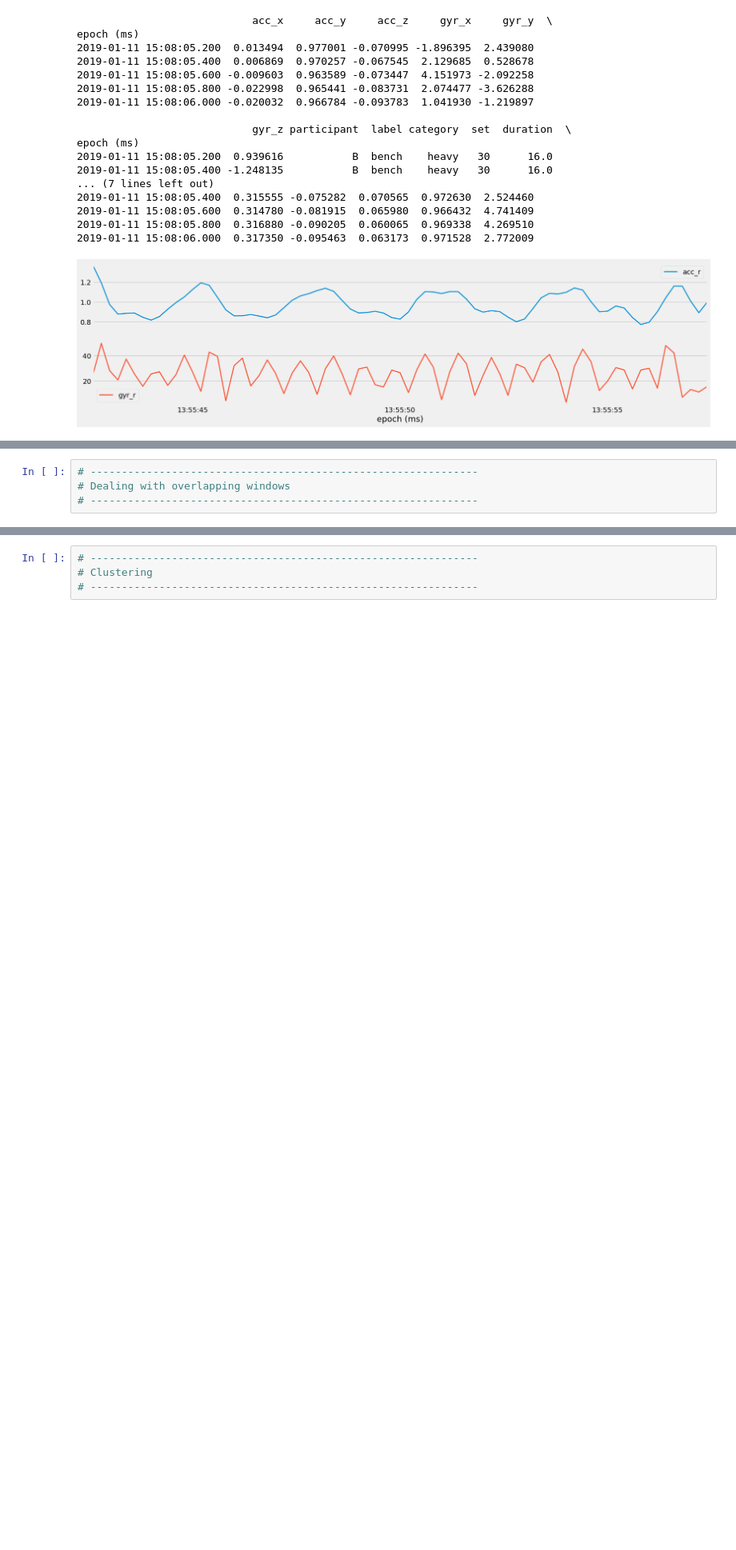
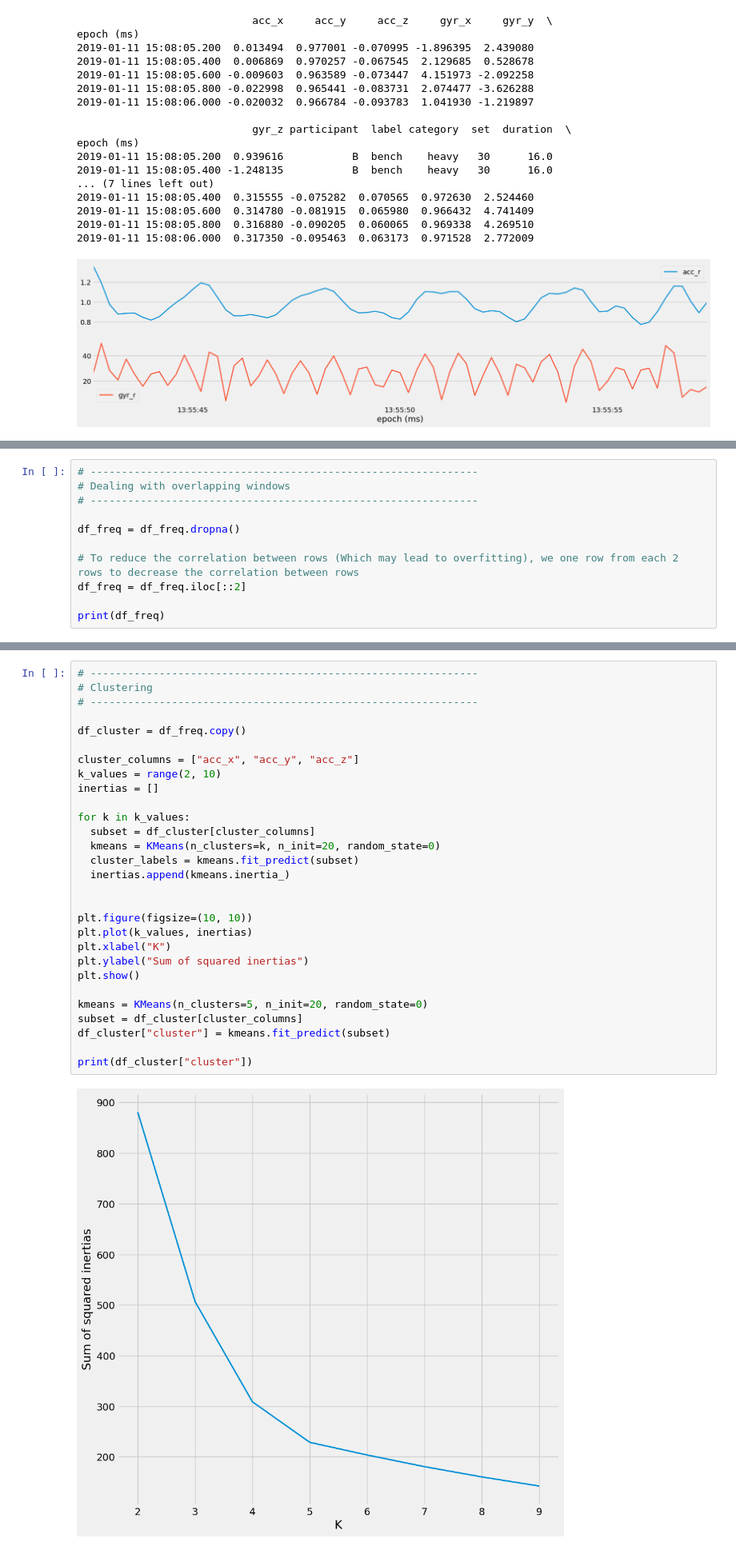
Before and after one commit to Moham3d-3ssam/Fitness-Tracker-ML-System, a Jupyter notebook: src/features/build_features.ipynb, the cells around one changed output, grey strips where cells are left out. Shown at 80% size. Drawn from its saved outputs; the diff is of its cells as text; blank space fills up the shorter version.

```diff
--- a/src/features/build_features.ipynb
+++ b/src/features/build_features.ipynb
@@ -256,3 +358,10 @@ epoch (ms)
 # --------------------------------------------------------------
 # Dealing with overlapping windows
 # --------------------------------------------------------------
+
+df_freq = df_freq.dropna()
+
+# To reduce the correlation between rows (Which may lead to overfitting), we one row from each 2 rows to decrease the correlation between rows
+df_freq = df_freq.iloc[::2]
+
+print(df_freq)
@@ -259,4 +386,31 @@ epoch (ms)
 # %%
 # --------------------------------------------------------------
 # Clustering
 # --------------------------------------------------------------
+
+df_cluster = df_freq.copy()
+
+cluster_columns = ["acc_x", "acc_y", "acc_z"]
+k_values = range(2, 10)
+inertias = []
+
+for k in k_values:
+  subset = df_cluster[cluster_columns]
+  kmeans = KMeans(n_clusters=k, n_init=20, random_state=0)
+  cluster_labels = kmeans.fit_predict(subset)
+  inertias.append(kmeans.inertia_)
+
+
+plt.figure(figsize=(10, 10))
+plt.plot(k_values, inertias)
+plt.xlabel("K")
+plt.ylabel("Sum of squared inertias")
+plt.show()
+
+kmeans = KMeans(n_clusters=5, n_init=20, random_state=0)
+subset = df_cluster[cluster_columns]
+df_cluster["cluster"] = kmeans.fit_predict(subset)
+
+print(df_cluster["cluster"])
+# %% [output]
+[figure, added]
```
Also changed, not shown: parts of 7 cells of this notebook, 2 other files.
